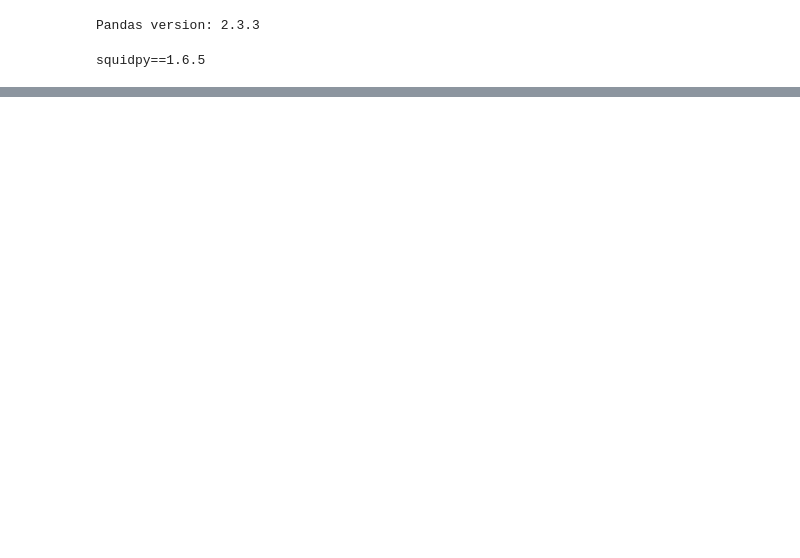
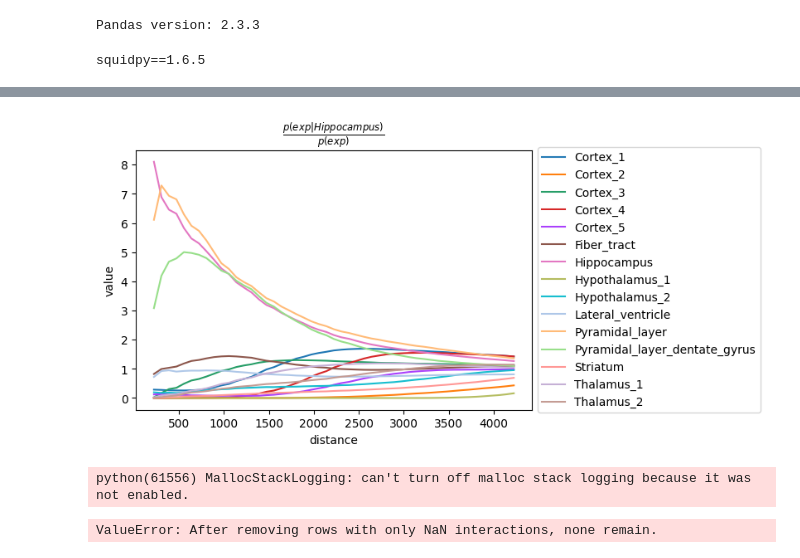
Before and after one commit to mmetalab/spatial_transcriptomics_marker_mapper, a Jupyter notebook: Code/spatial_data_explore.ipynb, the cells around one changed output, grey strips where cells are left out. Saved outputs shown, nothing was run; the diff lists cells and outputs as text; code cells hidden in the pictures; blank space fills up the shorter version.

```diff
--- a/Code/spatial_data_explore.ipynb
+++ b/Code/spatial_data_explore.ipynb
@@ -83,0 +92,30 @@ sq.pl.spatial_scatter(adata, color=["features_cluster", "cluster"])
+# %%
+sq.gr.co_occurrence(adata, cluster_key="cluster")
+sq.pl.co_occurrence(
+    adata,
+    cluster_key="cluster",
+    clusters="Hippocampus",
+    figsize=(8, 4),
+)
+# %% [output]
+[figure, added]
+# %%
+sq.gr.ligrec(
+    adata,
+    n_perms=100,
+    cluster_key="cluster",
+)
+# %% [output]
+python(61556) MallocStackLogging: can't turn off malloc stack logging because it was not enabled.
+# %%
+sq.pl.ligrec(
+    adata,
+    cluster_key="cluster",
+    source_groups="Hippocampus",
+    target_groups=["Pyramidal_layer", "Pyramidal_layer_dentate_gyrus"],
+    means_range=(3, np.inf),
+    alpha=1e-4,
+    swap_axes=True,
+)
+# %% [output]
+ValueError: After removing rows with only NaN interactions, none remain.
```
Also changed, not shown: parts of 5 cells of this notebook, 10 other files.
